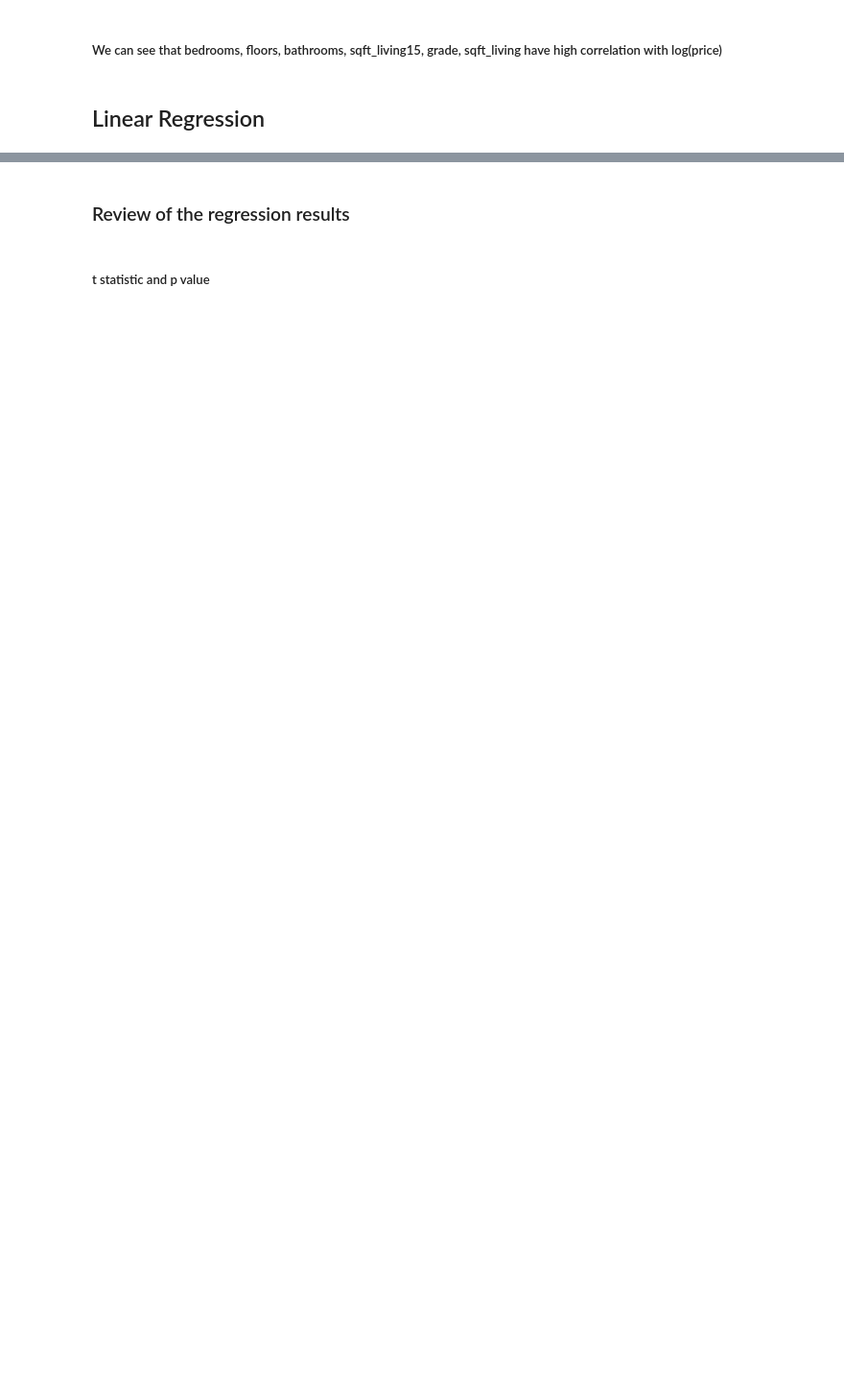
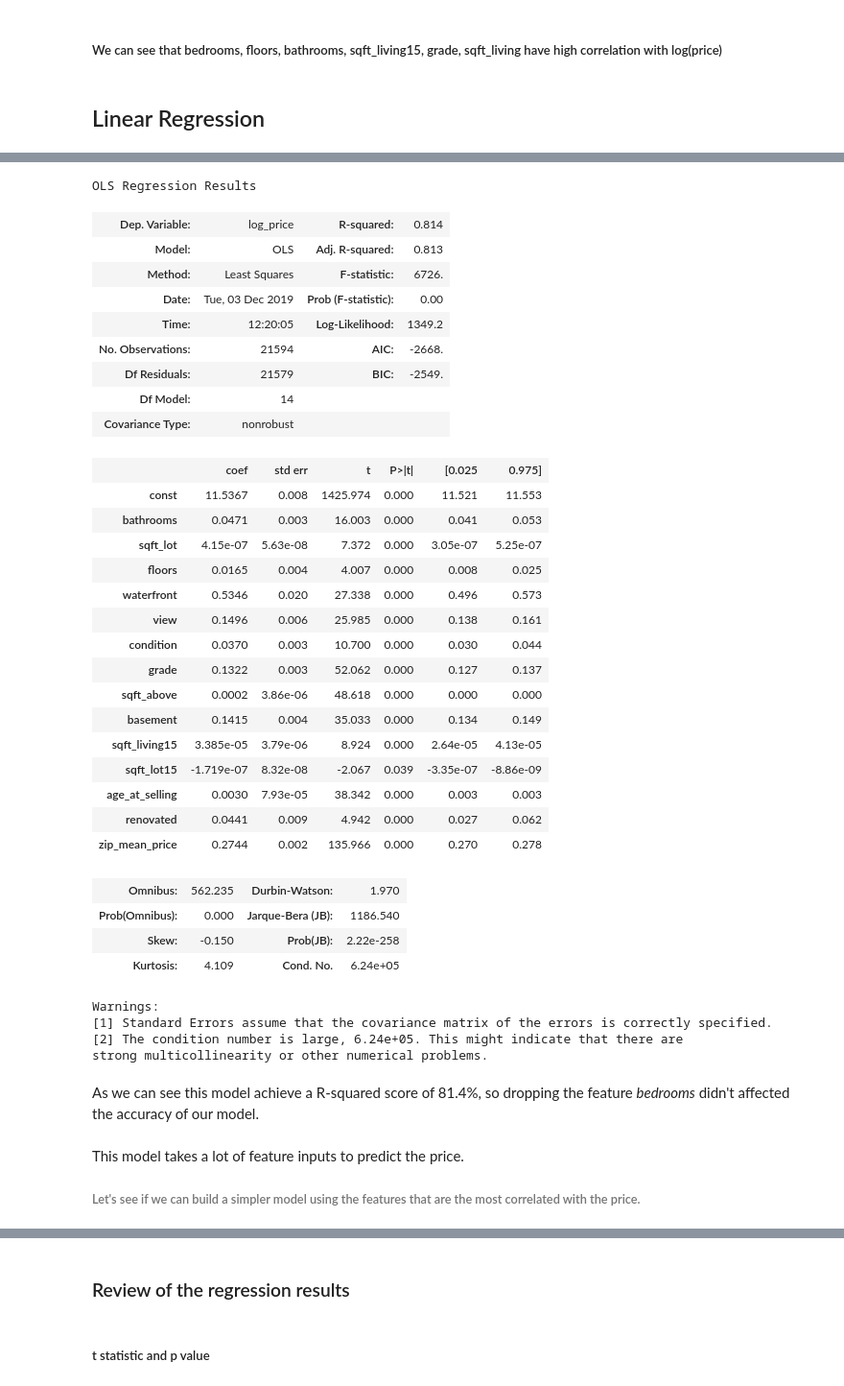
Before and after one commit to locsta/King-County-Data-Analysis, a Jupyter notebook: Module 1 Final Project - King County Houses Data Analysis.ipynb, the cells around one changed output, grey strips where cells are left out. Shown at 96% size. Saved outputs shown, nothing was run; the diff lists cells and outputs as text; code cells hidden in the pictures; blank space fills up the shorter version.

```diff
--- a/Module 1 Final Project - King County Houses Data Analysis.ipynb
+++ b/Module 1 Final Project - King County Houses Data Analysis.ipynb
@@ -621,0 +671,56 @@ strong multicollinearity or other numerical problems.
+# %%
+# We will now split the data into features and target to run the regression model
+X = kc_clean.drop(columns=['log_price', 'sqft_living', 'bedrooms'])
+y = kc_clean['log_price']
+# %%
+import statsmodels.api as sm
+
+# Setting up the LEARNER
+X = sm.add_constant(X)
+model_sm = sm.OLS(y,X)
+
+# Actually LEARNING
+results = model_sm.fit()
+
+#Summary of results
+results.summary()
+# %% [output]
+OLS Regression Results
+| Dep. Variable: | log_price | R-squared: | 0.814 |
+| Model: | OLS | Adj. R-squared: | 0.813 |
+| Method: | Least Squares | F-statistic: | 6726. |
+| Date: | Tue, 03 Dec 2019 | Prob (F-statistic): | 0.00 |
+| Time: | 12:20:05 | Log-Likelihood: | 1349.2 |
+| No. Observations: | 21594 | AIC: | -2668. |
+| Df Residuals: | 21579 | BIC: | -2549. |
+| Df Model: | 14 |  |  |
+| Covariance Type: | nonrobust |  |  |
+|  | coef | std err | t | P>|t| | [0.025 | 0.975] |
+| const | 11.5367 | 0.008 | 1425.974 | 0.000 | 11.521 | 11.553 |
+| bathrooms | 0.0471 | 0.003 | 16.003 | 0.000 | 0.041 | 0.053 |
+| sqft_lot | 4.15e-07 | 5.63e-08 | 7.372 | 0.000 | 3.05e-07 | 5.25e-07 |
+| floors | 0.0165 | 0.004 | 4.007 | 0.000 | 0.008 | 0.025 |
+| waterfront | 0.5346 | 0.020 | 27.338 | 0.000 | 0.496 | 0.573 |
+| view | 0.1496 | 0.006 | 25.985 | 0.000 | 0.138 | 0.161 |
+| condition | 0.0370 | 0.003 | 10.700 | 0.000 | 0.030 | 0.044 |
+| grade | 0.1322 | 0.003 | 52.062 | 0.000 | 0.127 | 0.137 |
+| sqft_above | 0.0002 | 3.86e-06 | 48.618 | 0.000 | 0.000 | 0.000 |
+| basement | 0.1415 | 0.004 | 35.033 | 0.000 | 0.134 | 0.149 |
+| sqft_living15 | 3.385e-05 | 3.79e-06 | 8.924 | 0.000 | 2.64e-05 | 4.13e-05 |
+| sqft_lot15 | -1.719e-07 | 8.32e-08 | -2.067 | 0.039 | -3.35e-07 | -8.86e-09 |
+| age_at_selling | 0.0030 | 7.93e-05 | 38.342 | 0.000 | 0.003 | 0.003 |
+| renovated | 0.0441 | 0.009 | 4.942 | 0.000 | 0.027 | 0.062 |
+| zip_mean_price | 0.2744 | 0.002 | 135.966 | 0.000 | 0.270 | 0.278 |
+| Omnibus: | 562.235 | Durbin-Watson: | 1.970 |
+| Prob(Omnibus): | 0.000 | Jarque-Bera (JB): | 1186.540 |
+| Skew: | -0.150 | Prob(JB): | 2.22e-258 |
+| Kurtosis: | 4.109 | Cond. No. | 6.24e+05 |
+Warnings:
+[1] Standard Errors assume that the covariance matrix of the errors is correctly specified.
+[2] The condition number is large, 6.24e+05. This might indicate that there are
+strong multicollinearity or other numerical problems.
+# %% [markdown]
+As we can see this model achieve a R-squared score of 81.4%, so dropping the feature *bedrooms* didn't affected the accuracy of our model.
+# %% [markdown]
+This model takes a lot of feature inputs to predict the price.<br>
+###### Let's see if we can build a simpler model using the features that are the most correlated with the price.
```
Also changed, not shown: parts of 34 cells of this notebook.
